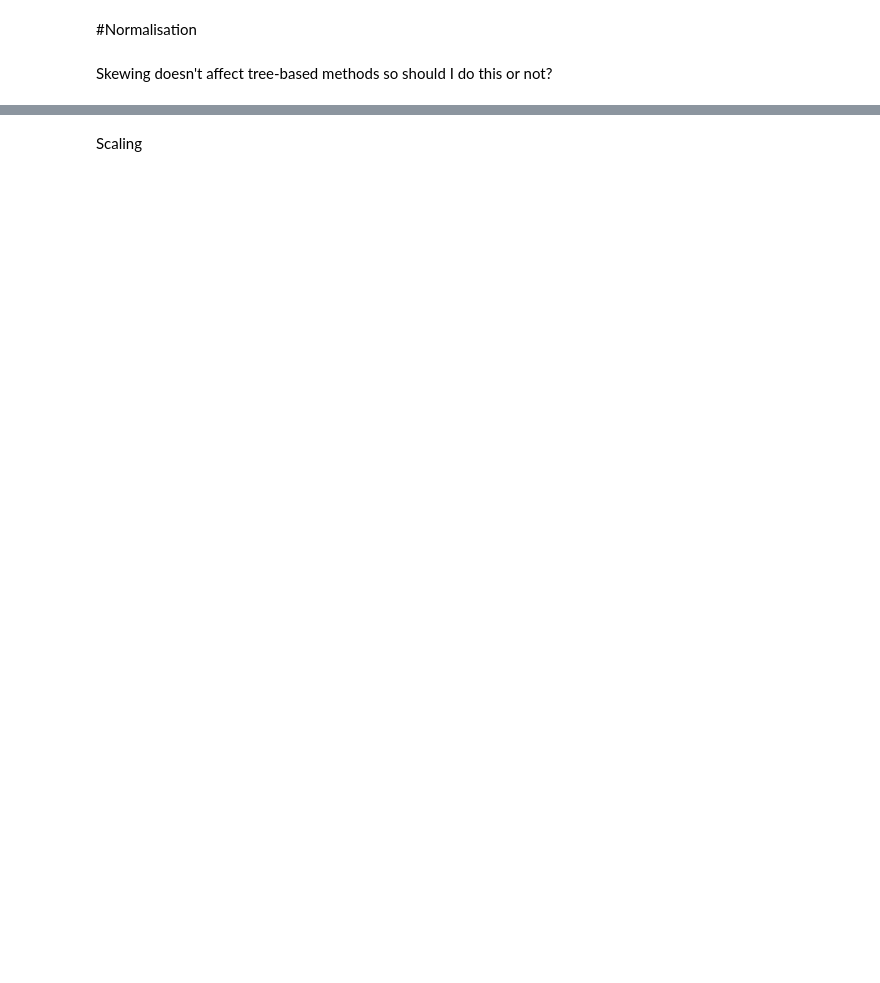
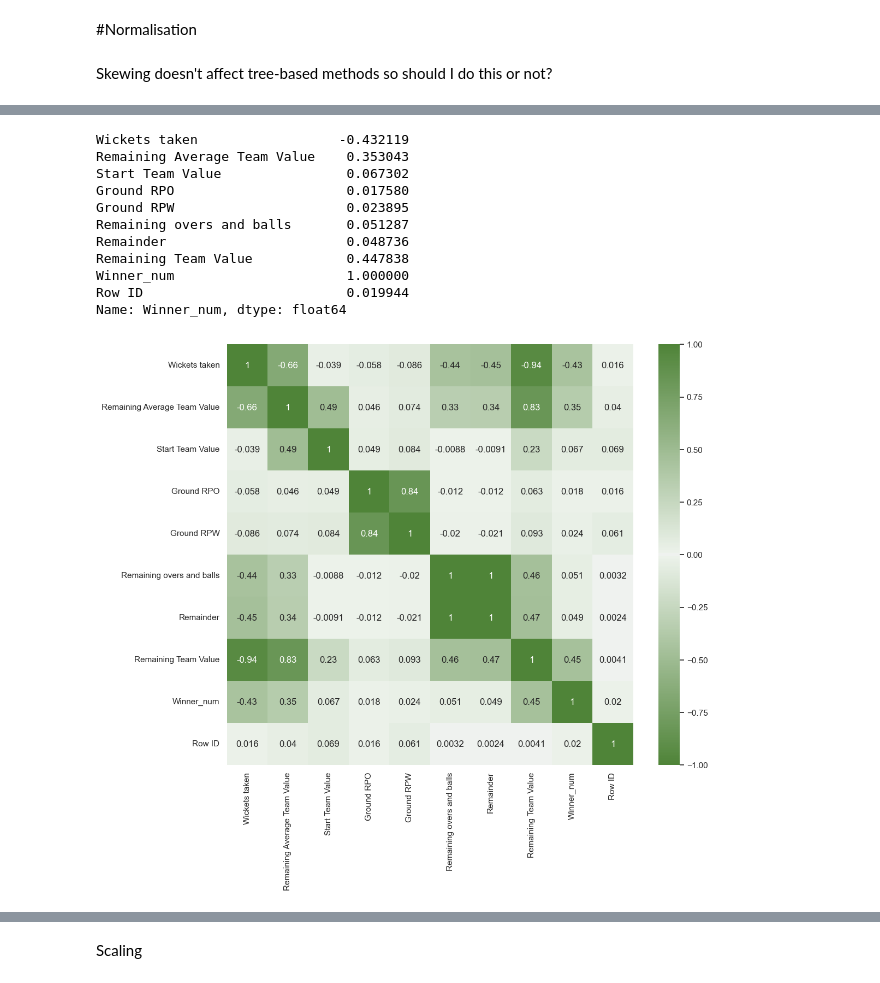
Before and after one commit to Swalke20/DLS_Project, a Jupyter notebook: Project_visualisation.ipynb, the cells around one changed output, grey strips where cells are left out. Saved outputs shown, nothing was run; the diff lists cells and outputs as text; code cells hidden in the pictures; blank space fills up the shorter version.

```diff
--- a/Project_visualisation.ipynb
+++ b/Project_visualisation.ipynb
@@ -428,2 +428,9 @@ plt.show()
+# %%
+def corr(data, type):
+    corr_matrix = data.corr(method = type)
+    sns.set(rc={'figure.figsize':(12,10)})
+    new_cmap = sns.diverging_palette(120, 120, as_cmap=True)
+    sns.heatmap(corr_matrix, annot=True, cmap=new_cmap, vmin=-1, vmax=1)
+    return corr_matrix
 # %% [markdown]
 Skewing doesn't affect tree-based methods so should I do this or not?
@@ -468,0 +513,15 @@ sns.heatmap(corr_matrix_lognorm, annot=True, cmap=new_cmap, vmin=-1, vmax=1)
+# %%
+corr(data_train_lognorm_df, 'pearson')['Winner_num']
+# %% [output]
+Wickets taken                  -0.432119
+Remaining Average Team Value    0.353043
+Start Team Value                0.067302
+Ground RPO                      0.017580
+Ground RPW                      0.023895
+Remaining overs and balls       0.051287
+Remainder                       0.048736
+Remaining Team Value            0.447838
+Winner_num                      1.000000
+Row ID                          0.019944
+Name: Winner_num, dtype: float64
+[figure, added]
```
Also changed, not shown: parts of 61 cells of this notebook.
